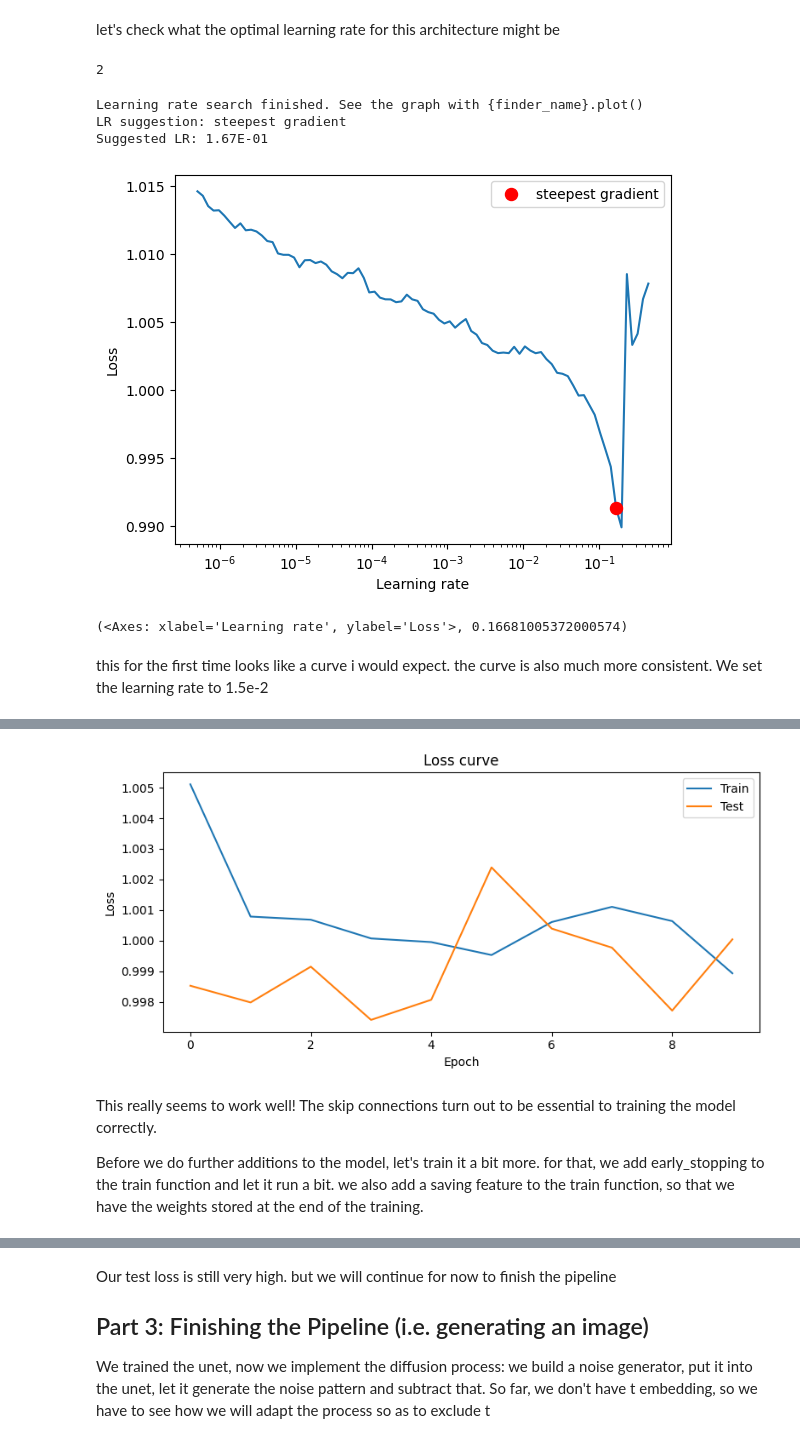
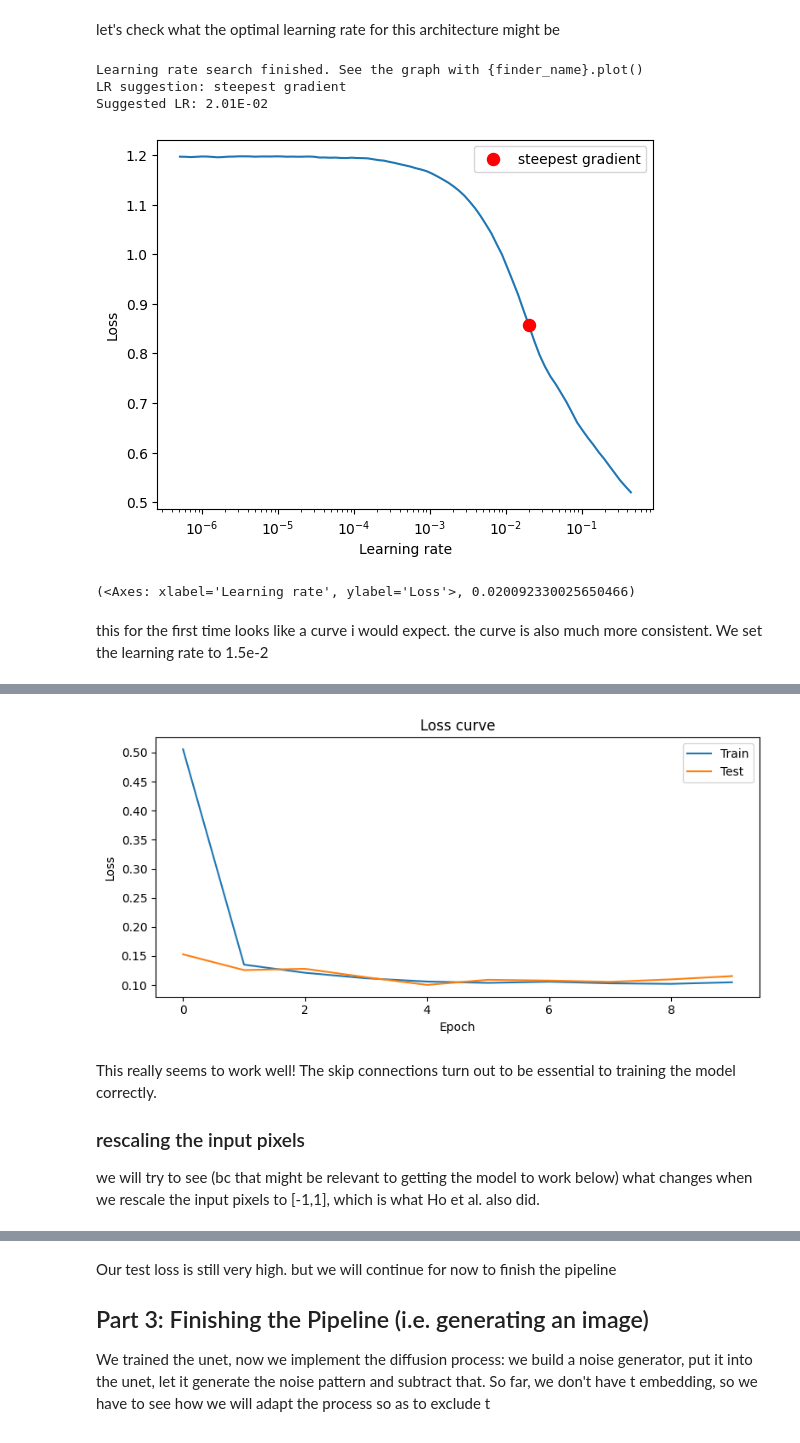
Before and after one commit to EliasAbele/diffusion-models-project, a Jupyter notebook: mnist_diffusion.ipynb, the cells around one changed output, grey strips where cells are left out. Drawn from its saved outputs; the diff is of its cells as text; code cells hidden in the pictures.

```diff
--- a/mnist_diffusion.ipynb
+++ b/mnist_diffusion.ipynb
@@ -251,17 +270,21 @@ to make things faster, we will only train the model for now to generate zeros.
 # %%
 # cell generated by Claude
 from torch.utils.data import Subset
+
 
 def zeros_only(dataset):
     indices = [i for i, (_, label) in enumerate(dataset) if label == 0]
     return Subset(dataset, indices)
 
+
 train_zeros = zeros_only(train_set)
-test_zeros  = zeros_only(test_set)
+test_zeros = zeros_only(test_set)
 
-noisy_train_zeros = NoisyMNIST(train_zeros,scheduler)
-noisy_test_zeros  = NoisyMNIST(test_zeros,scheduler)
+noisy_train_zeros = NoisyMNIST(train_zeros, scheduler)
+noisy_test_zeros = NoisyMNIST(test_zeros, scheduler)
 
-train_loader = DataLoader(noisy_train_zeros, batch_size=batch_size, shuffle=True)
-test_loader  = DataLoader(noisy_test_zeros,  batch_size=batch_size, shuffle=False)
+train_loader = DataLoader(
+    noisy_train_zeros, batch_size=batch_size, shuffle=True)
+test_loader = DataLoader(
+    noisy_test_zeros,  batch_size=batch_size, shuffle=False)
 # %%
@@ -288,10 +311,10 @@ def train(model, train_loader, test_loader, epochs=5, lr=1e-2, plot_loss=True):
     loss_fn = nn.MSELoss()
     train_losses, test_losses = [], []
 
-    for epoch in tqdm(range(epochs),desc='Epochs'):
+    for epoch in tqdm(range(epochs), desc='Epochs'):
         model.train()
         epoch_train_loss = 0
-        for x_noisy, noise in tqdm(train_loader,leave=False,desc='train'):
+        for x_noisy, noise in tqdm(train_loader, leave=False, desc='train'):
             x_noisy, noise = x_noisy.to(device), noise.to(device)
             with torch.amp.autocast('cuda'):
                 noise_pred = model(x_noisy)
@@ -306,14 +329,15 @@ def train(model, train_loader, test_loader, epochs=5, lr=1e-2, plot_loss=True):
         model.eval()
         epoch_test_loss = 0
         with torch.no_grad():
-            for x_noisy, noise in tqdm(test_loader,leave=False,desc='test'):
+            for x_noisy, noise in tqdm(test_loader, leave=False, desc='test'):
                 x_noisy, noise = x_noisy.to(device), noise.to(device)
                 with torch.amp.autocast('cuda'):
                     noise_pred = model(x_noisy)
                     epoch_test_loss += loss_fn(noise_pred, noise).item()
         test_losses.append(epoch_test_loss / len(test_loader))
 
-        print(f"Epoch {epoch} | train loss: {train_losses[-1]:.4f} | test loss: {test_losses[-1]:.4f}")
+        print(
+            f"Epoch {epoch} | train loss: {train_losses[-1]:.4f} | test loss: {test_losses[-1]:.4f}")
 
     if plot_loss:
         plt.figure(figsize=(8, 4))
@@ -430,14 +450,16 @@ class UNet(nn.Module):
         self.mid = len(full_channels) // 2
 
         self.encoder_convs = nn.ModuleList([
-            nn.Conv2d(full_channels[i], full_channels[i+1], kernel_size, padding=padding)
+            nn.Conv2d(full_channels[i], full_channels[i+1],
+                      kernel_size, padding=padding)
             for i in range(self.mid)
         ])
 
         # decoder channels are doubled because of skip concatenation
         self.decoder_convs = nn.ModuleList([
             nn.Conv2d(
-                full_channels[self.mid + i] + full_channels[self.mid - i -1],  # upsampled + skip
+                full_channels[self.mid + i] +
+                full_channels[self.mid - i - 1],  # upsampled + skip
                 full_channels[self.mid + i + 1],
                 kernel_size, padding=padding
             )
@@ -467,34 +489,33 @@ class UNet(nn.Module):
         return x
 # %% [markdown]
 let's check what the optimal learning rate for this architecture might be
-# %%
-model = UNet().to(device)
-
-len(model.decoder_convs)
-# %% [output]
-2
 # %%
 model = UNet().to(device)
 
 loss_fn = nn.MSELoss()
-optimizer = torch.optim.Adam(model.parameters(),lr=1e-7)
+optimizer = torch.optim.Adam(model.parameters(), lr=1e-7)
 
 lr_finder = LRFinder(model, optimizer, F.mse_loss)
-lr_finder.range_test(noisy_loader, end_lr=1, num_iter=100)
+lr_finder.range_test(train_loader, end_lr=1, num_iter=100)
 lr_finder.plot()
 # %% [output]
 Learning rate search finished. See the graph with {finder_name}.plot()
 LR suggestion: steepest gradient
-Suggested LR: 1.67E-01
+Suggested LR: 2.01E-02
-[figure, old version]
+[figure, new version]
-(<Axes: xlabel='Learning rate', ylabel='Loss'>, 0.16681005372000574)
+(<Axes: xlabel='Learning rate', ylabel='Loss'>, 0.020092330025650466)
 # %% [markdown]
 this for the first time looks like a curve i would expect. the curve is also much more consistent. We set the learning rate to 1.5e-2
 # %%
+model = UNet().to(device)
+
 lr = 1.5e-2
+batch_size = 32
 
-train_loader = DataLoader(noisy_train_zeros, batch_size=batch_size, shuffle=True)
-test_loader  = DataLoader(noisy_test_zeros,  batch_size=batch_size, shuffle=False)
+train_loader = DataLoader(
+    noisy_train_zeros, batch_size=batch_size, shuffle=True)
+test_loader = DataLoader(
+    noisy_test_zeros,  batch_size=batch_size, shuffle=False)
 
-train(model,train_loader,test_loader,epochs=10,lr=lr);
+train(model, train_loader, test_loader, epochs=10, lr=lr)
 # %% [output]
@@ -511,5 +532,7 @@ Epoch 9 | train loss: 0.9989 | test loss: 1.0000
-[figure, old version]
+[figure, new version]
 # %% [markdown]
 This really seems to work well! The skip connections turn out to be essential to training the model correctly.
 
-Before we do further additions to the model, let's train it a bit more. for that, we add early_stopping to the train function and let it run a bit. we also add a saving feature to the train function, so that we have the weights stored at the end of the training.
+### rescaling the input pixels
+
+we will try to see (bc that might be relevant to getting the model to work below) what changes when we rescale the input pixels to [-1,1], which is what Ho et al. also did.
```
Also changed, not shown: parts of 56 cells of this notebook.
